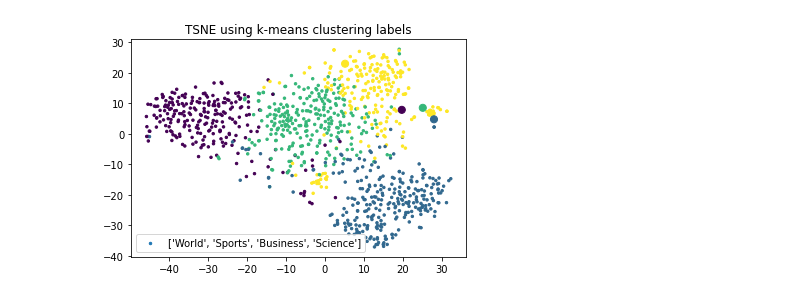
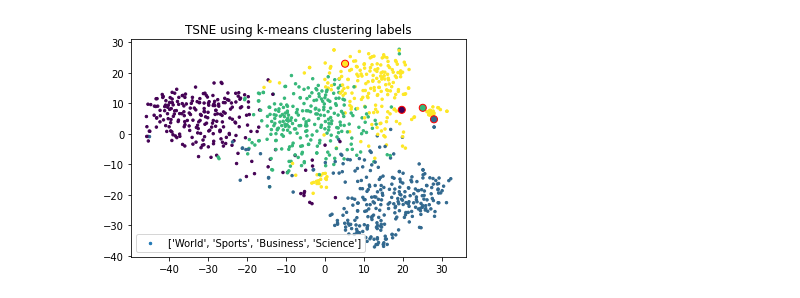
Before and after one commit to viktor-enzell/bert-summarizer, a Jupyter notebook: src/dataless_kmeans.ipynb, the cells around one changed output. Cells and saved outputs as stored; diff of their text form; code cells hidden in the pictures.

```diff
--- a/src/dataless_kmeans.ipynb
+++ b/src/dataless_kmeans.ipynb
@@ -3,7 +3,7 @@ import pandas as pd
 import numpy as np
 
 # Read n rows from the embedded data
-df = pd.read_csv('../data/vec_avg_token_data.csv',nrows=1000, skiprows = 1)
+df = pd.read_csv('../data/vec_avg_token_data.csv')
 label_vectors = pd.read_csv('../data/synonym_label_token_embeddings.csv')
 
 X = df.iloc[: , :-1]
@@ -46,7 +46,7 @@ plt.legend();
 # %%
 plt.scatter(X_embedded[:,0], X_embedded[:,1], c = kmeans_labels, s = 6, label = labels)
-plt.scatter(labels_embedded[:,0], labels_embedded[:,1], c= list(range(len(labels))), s = 50)
+plt.scatter(labels_embedded[:,0], labels_embedded[:,1], c= list(range(len(labels))), s = 50, edgecolors='r')
 plt.title("TSNE using k-means clustering labels")
 plt.legend();
 # %% [output]
-[figure, old version]
+[figure, new version]
```
Also changed, not shown: parts of 3 cells of this notebook, 3 other files.
